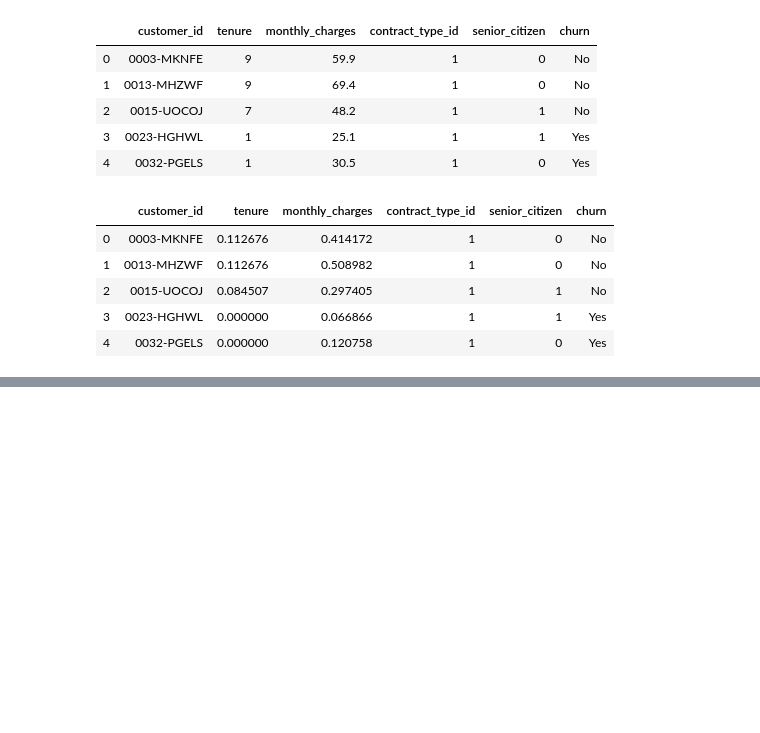
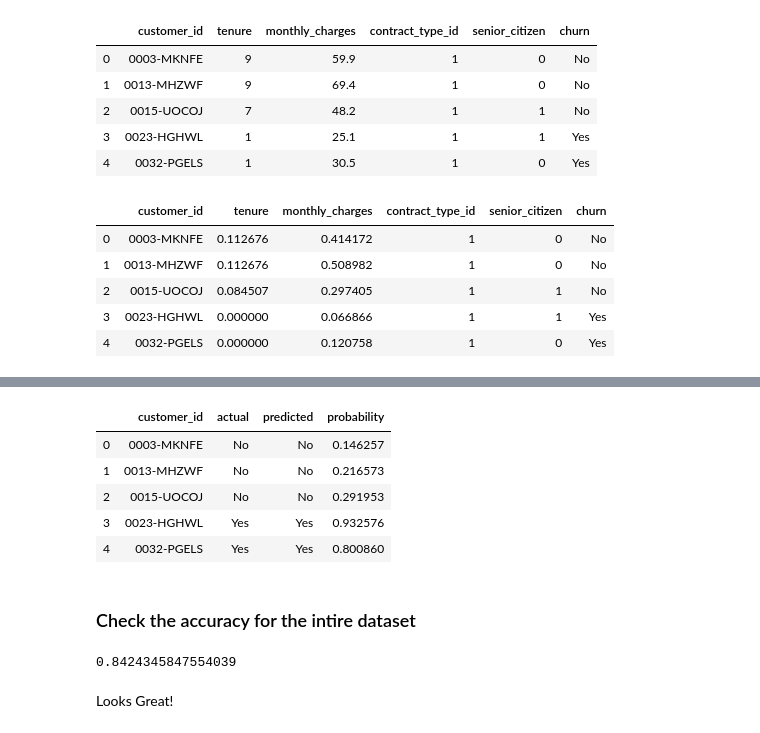
Before and after one commit to hartman-jiang-classification-project/telco-classification-project, a Jupyter notebook: master_project_pipeline.ipynb, the cells around one changed output, grey strips where cells are left out. Saved outputs shown, nothing was run; the diff lists cells and outputs as text; code cells hidden in the pictures; blank space fills up the shorter version.

```diff
--- a/master_project_pipeline.ipynb
+++ b/master_project_pipeline.ipynb
@@ -553,0 +583,18 @@ df.head()
+# %%
+df = pd.read_csv('prediction.csv',index_col = 0)
+df.head()
+# %% [output]
+|  | customer_id | actual | predicted | probability |
+| 0 | 0003-MKNFE | No | No | 0.146257 |
+| 1 | 0013-MHZWF | No | No | 0.216573 |
+| 2 | 0015-UOCOJ | No | No | 0.291953 |
+| 3 | 0023-HGHWL | Yes | Yes | 0.932576 |
+| 4 | 0032-PGELS | Yes | Yes | 0.800860 |
+# %% [markdown]
+### Check the accuracy for the intire dataset
+# %%
+(df.actual == df.predicted).mean()
+# %% [output]
+0.8424345847554039
+# %% [markdown]
+Looks Great!
```
Also changed, not shown: parts of 8 cells of this notebook, 1 other file.
